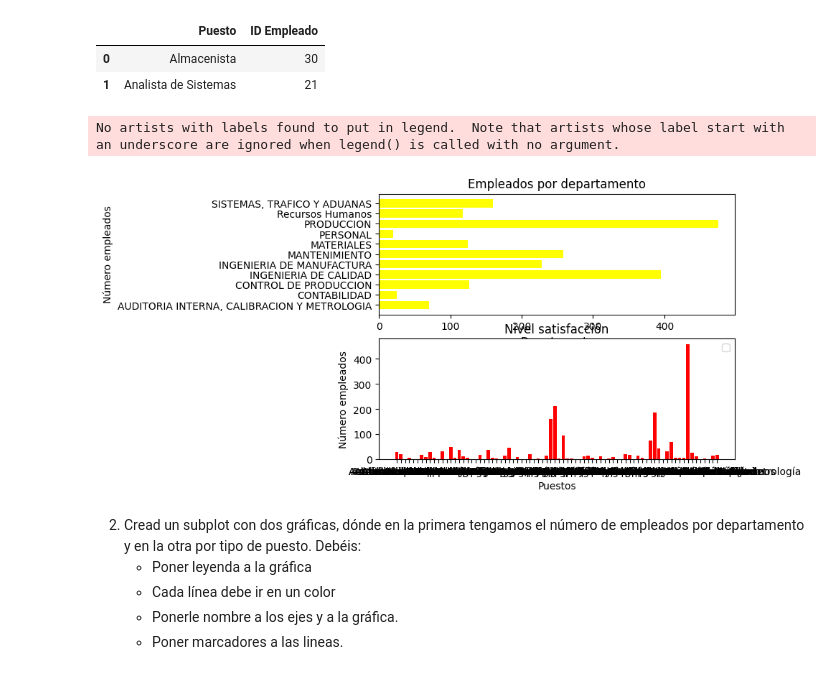
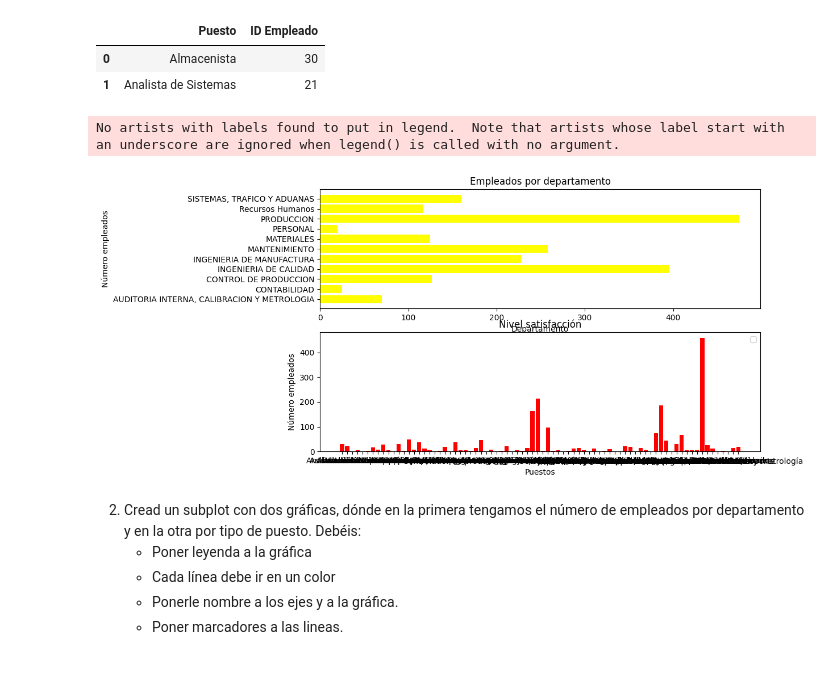
Before and after one commit to Adalab/promo-d-da-modulo2-sprint1-lorena-ana, a Jupyter notebook: MATPLOTLIB/pair_programming_matplotlib2.ipynb, the cells around one changed output. Drawn from its saved outputs; the diff is of its cells as text; code cells hidden in the pictures.

```diff
--- a/MATPLOTLIB/pair_programming_matplotlib2.ipynb
+++ b/MATPLOTLIB/pair_programming_matplotlib2.ipynb
@@ -20,9 +20,9 @@ import matplotlib.pyplot as plt
 import numpy as np
 import pandas as pd
 # %%
-df_años = pd.read_csv('datos/historico_tickets.csv')
+df_años = pd.read_csv('datos/historico_tickets.csv', index_col = 0)
 df_agentes = pd.read_csv('datos/Agentes.csv')
-df_empleados_puestos = pd.read_csv('datos/empleados_puestos.csv')
+df_empleados_puestos = pd.read_csv('datos/empleados_puestos.csv', index_col = 0)
 # %%
 df_años.head(2)
 # %% [output]
@@ -161,32 +161,32 @@ df_empleado_puesto.head(2)
 # %%
 #creamos las gráficas de tipo subplots
 
-fig, ax = plt.subplots(2,1)
+fig, ax = plt.subplots(2,1, figsize = (10, 6))
 
 ax[0].barh(df_empleados_departamento["Departamento"], df_empleados_departamento["ID Empleado"], color = "yellow")
 
 ax[0].set_title("Empleados por departamento")
 
 ax[0].set_xlabel("Departamento")
 
 ax[0].set_ylabel("Número empleados")
 
 ax[1].bar(df_empleado_puesto["Puesto"], df_empleado_puesto["ID Empleado"], color = "red")
 
 ax[1].set_title("Empleados por puesto")
 
 ax[1].set_title("Nivel satisfacción")
 
 ax[1].set_xlabel("Puestos")
 
 ax[1].set_ylabel("Número empleados")
 
 plt.legend()#a revisar
 
 plt.show()
 # %% [output]
 No artists with labels found to put in legend.  Note that artists whose label start with an underscore are ignored when legend() is called with no argument.
-[figure, old version]
+[figure, new version]
 # %% [markdown]
 2. Cread un subplot con dos gráficas, dónde en la primera tengamos el número de empleados por departamento y en la otra por tipo de puesto. Debéis:
     - Poner leyenda a la gráfica
```
Also changed, not shown: parts of 3 cells of this notebook, 2 other files.
